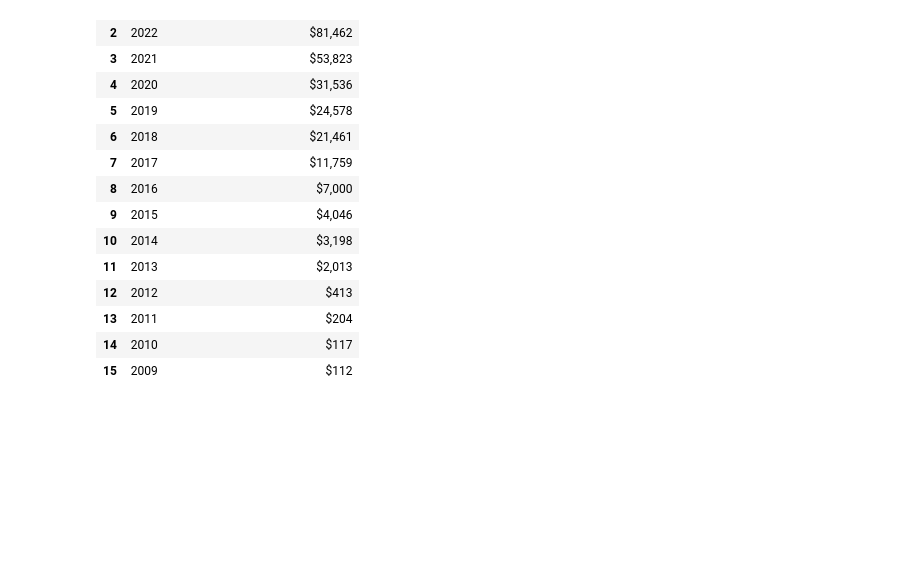
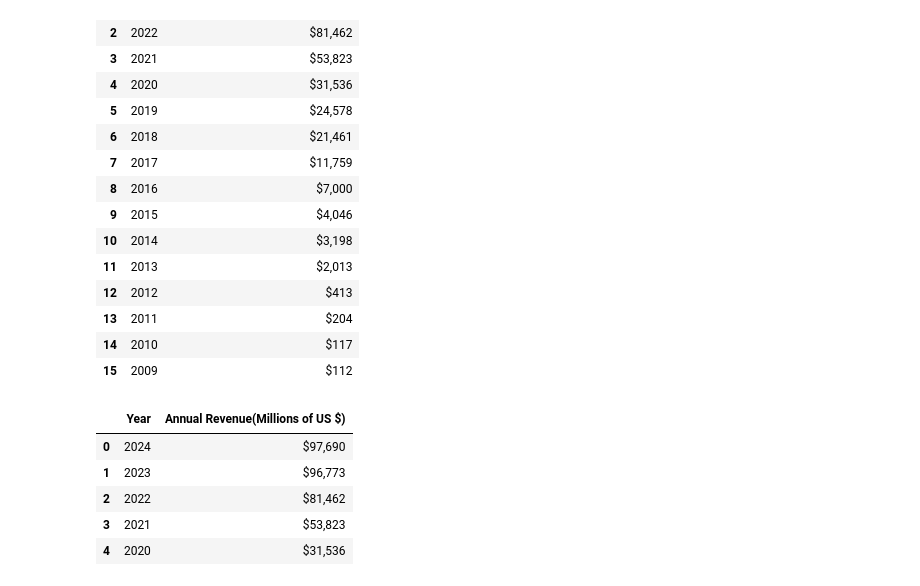
Before and after one commit to mohamedishhaq/web-scraping, a Jupyter notebook: Projects/Extract-Tesla-Stock-Data.ipynb, the cells around one changed output. Cells and saved outputs as stored; diff of their text form; code cells hidden in the pictures; blank space fills up the shorter version.

```diff
--- a/Projects/Extract-Tesla-Stock-Data.ipynb
+++ b/Projects/Extract-Tesla-Stock-Data.ipynb
@@ -43,7 +36,7 @@ tesla_data.head()
 # %%
 headers = {
     "User-Agent": "Mozilla/5.0 (Windows NT 10.0; Win64; x64) AppleWebKit/537.36 (KHTML, like Gecko) Chrome/123.0 Safari/537.36"
-}
+} #Adding Headers to Mimic a Browser
 # %%
 url = "https://www.macrotrends.net/stocks/charts/TSLA/tesla/revenue"
 page = requests.get(url,headers=headers).text
@@ -121,3 +114,12 @@ revenue_data
 | 13 | 2011 | $204 |
 | 14 | 2010 | $117 |
 | 15 | 2009 | $112 |
+# %%
+revenue_data.head()
+# %% [output]
+|  | Year | Annual Revenue(Millions of US $) |
+| 0 | 2024 | $97,690 |
+| 1 | 2023 | $96,773 |
+| 2 | 2022 | $81,462 |
+| 3 | 2021 | $53,823 |
+| 4 | 2020 | $31,536 |
```
Also changed, not shown: parts of 2 cells of this notebook.
